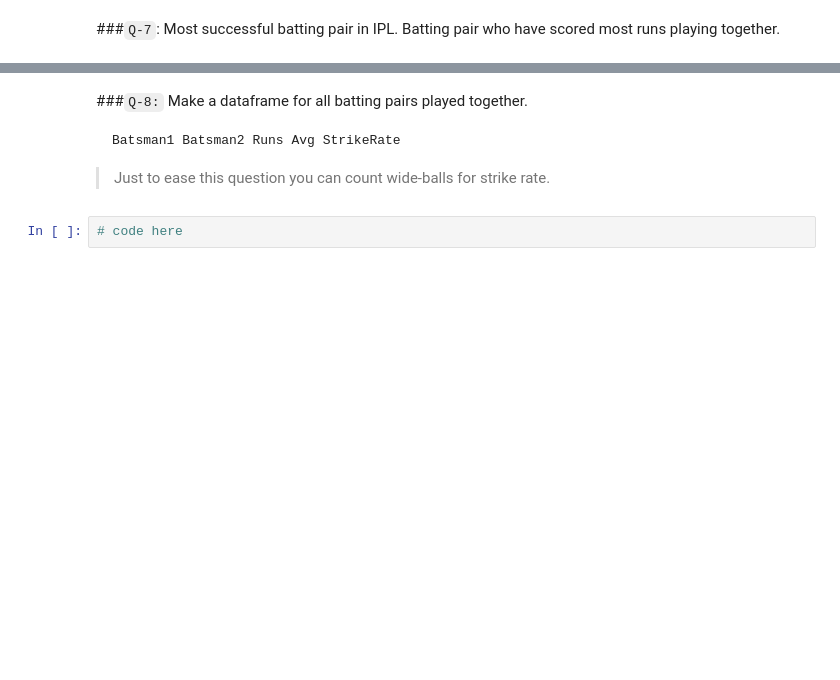
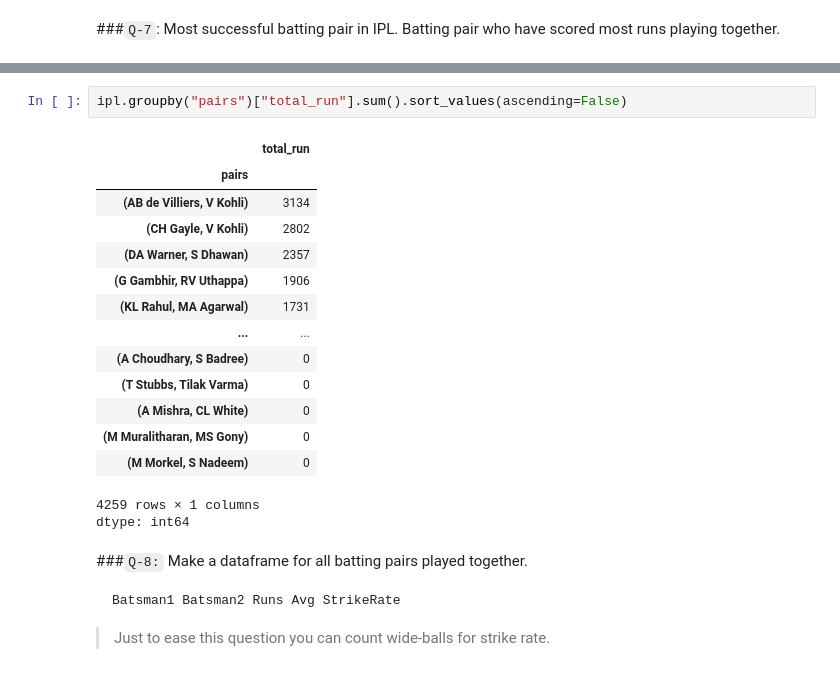
Before and after one commit to ushi-masuka/python-practice, a Jupyter notebook: day1901.ipynb, the cells around one changed output, grey strips where cells are left out. Drawn from its saved outputs; the diff is of its cells as text; blank space fills up the shorter version.

````diff
--- a/day1901.ipynb
+++ b/day1901.ipynb
@@ -272,3 +307,21 @@ chasing_batsmen[chasing_batsmen["count"]>100].sort_values(by="strike_rate",ascen
+# %%
+ipl.groupby("pairs")["total_run"].sum().sort_values(ascending=False)
+# %% [output]
+|  | total_run |
+| pairs |  |
+| (AB de Villiers, V Kohli) | 3134 |
+| (CH Gayle, V Kohli) | 2802 |
+| (DA Warner, S Dhawan) | 2357 |
+| (G Gambhir, RV Uthappa) | 1906 |
+| (KL Rahul, MA Agarwal) | 1731 |
+| ... | ... |
+| (A Choudhary, S Badree) | 0 |
+| (T Stubbs, Tilak Varma) | 0 |
+| (A Mishra, CL White) | 0 |
+| (M Muralitharan, MS Gony) | 0 |
+| (M Morkel, S Nadeem) | 0 |
+4259 rows × 1 columns
+dtype: int64
 # %% [markdown]
 ###`Q-8:` Make a dataframe for all batting pairs played together.
 ```
@@ -276,5 +329,3 @@ Batsman1 Batsman2 Runs Avg StrikeRate
 ```
 
 > Just to ease this question you can count wide-balls for strike rate.
-# %%
-# code here
````
Also changed, not shown: parts of 9 cells of this notebook.
